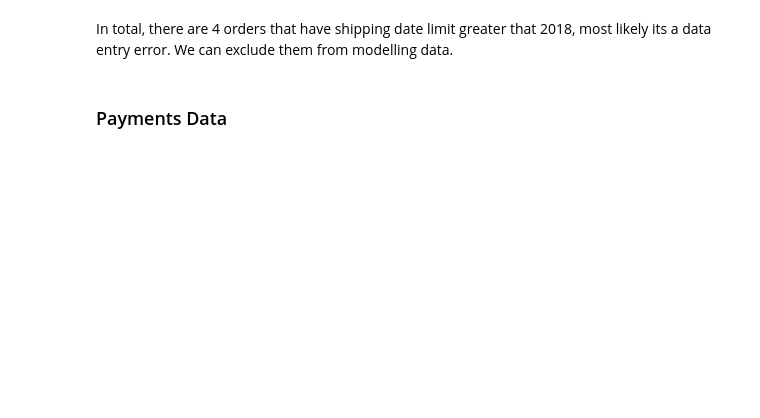
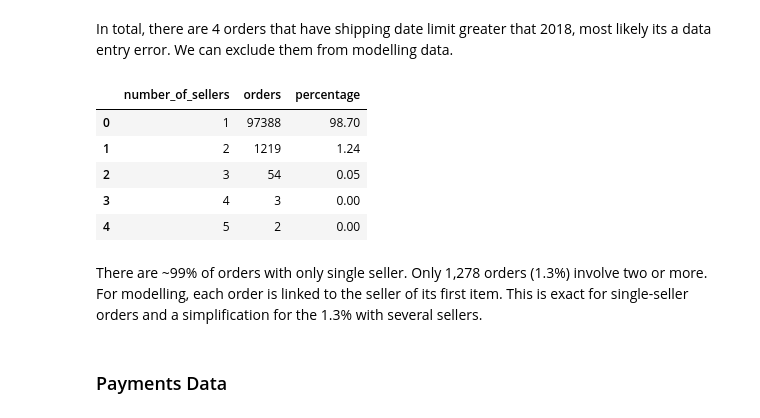
Before and after one commit to koustubhprem/elio-assessment, a Jupyter notebook: notebooks/00_load_and_explore_data.ipynb, the cells around one changed output. Drawn from its saved outputs; the diff is of its cells as text; code cells hidden in the pictures; blank space fills up the shorter version.

```diff
--- a/notebooks/00_load_and_explore_data.ipynb
+++ b/notebooks/00_load_and_explore_data.ipynb
@@ -276,6 +276,29 @@ summarise_order_items_table[summarise_order_items_table.shipping_limit_date>'201
 | 85730 | c2bb89b5c1dd978d507284be78a04cb2 | 2 | 87b92e06b320e803d334ac23966c80b1 | 7a241947449cc45dbfda4f9d0798d9d0 | 2020-04-09 22:35:08 | 99.99 | 61.44 |
 # %% [markdown]
 In total, there are 4 orders that have shipping date limit greater that 2018, most likely its a data entry error. We can exclude them from modelling data.
+# %%
+# number of sellers per order
+con.execute("""
+    with sellers_per_order as (
+        select order_id, count(distinct seller_id) as number_of_sellers
+        from olist_order_items_dataset
+        group by order_id
+    )
+    select number_of_sellers, count(*) as orders,
+           round(count(*) * 100.0 / (select count(*) from sellers_per_order), 2) as percentage
+    from sellers_per_order
+    group by number_of_sellers
+    order by number_of_sellers
+""").df()
+# %% [output]
+|  | number_of_sellers | orders | percentage |
+| 0 | 1 | 97388 | 98.70 |
+| 1 | 2 | 1219 | 1.24 |
+| 2 | 3 | 54 | 0.05 |
+| 3 | 4 | 3 | 0.00 |
+| 4 | 5 | 2 | 0.00 |
+# %% [markdown]
+There are ~99% of orders with only single seller. Only 1,278 orders (1.3%) involve two or more. For modelling, each order is linked to the seller of its first item. This is exact for single-seller orders and a simplification for the 1.3% with several sellers.
 # %% [markdown]
 ### Payments Data
 # %%
```
Also changed, not shown: 2 other files.
